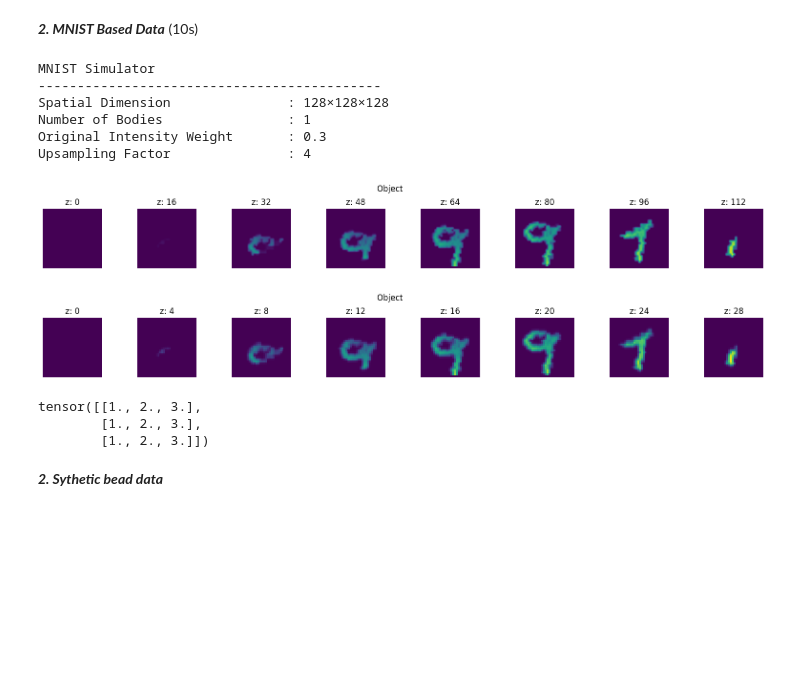
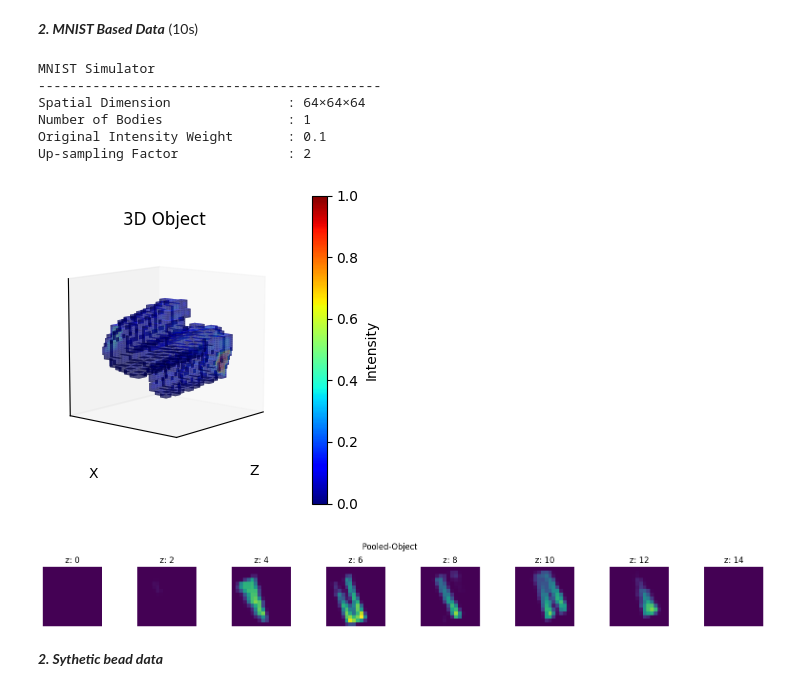
Before and after one commit to sanjith1999/FRIS, a Jupyter notebook: demo.ipynb, the cells around one changed output. Drawn from its saved outputs; the diff is of its cells as text; code cells hidden in the pictures; blank space fills up the shorter version.

```diff
--- a/demo.ipynb
+++ b/demo.ipynb
@@ -39,40 +39,25 @@ Device                  : cuda
 # %%
 from libs.forward_lib.simulate_data import MnistSimulator
 
-nx, ny, nz = 128, 128, 128
-MS = MnistSimulator(nx, ny, nz, up_factor=4)
+nx, ny, nz = 64,64, 64
+MS = MnistSimulator(nx, ny, nz, up_factor=2)
 print(MS)
 
 # To Get New Data
 MS.update_data()
 # MS.visualize_object(azim_ang=20, ele_ang=30)
-MS.visualize_object(vis_planes=True)
+MS.visualize_object()
 # To access the data directly use MS.X
 MS.reduce_dimension()
 MS.visualize_object(vis_planes=True, is_original=False)
 # %% [output]
 MNIST Simulator
 --------------------------------------------
-Spatial Dimension               : 128×128×128
+Spatial Dimension               : 64×64×64
 Number of Bodies                : 1
-Original Intensity Weight       : 0.3
-Upsampling Factor               : 4
+Original Intensity Weight       : 0.1
+Up-sampling Factor              : 2
-[figure, old version]
+[figure, new version]
-[figure, old version]
+[figure, new version]
-# %%
-import torch
-
-ten = torch.tensor([])
-tensor1 = torch.tensor([1,2,3])
-
-# Stack tensor1 and tensor2 into a 2D tensor
-ten = torch.cat([ten, tensor1.unsqueeze(0)], dim=0)
-ten = torch.cat([ten, tensor1.unsqueeze(0)], dim=0)
-ten = torch.cat([ten, tensor1.unsqueeze(0)], dim=0)
-ten
-# %% [output]
-tensor([[1., 2., 3.],
-        [1., 2., 3.],
-        [1., 2., 3.]])
 # %% [markdown]
 ***2. Sythetic bead data***
```
Also changed, not shown: parts of 2 cells of this notebook, 3 other files.
